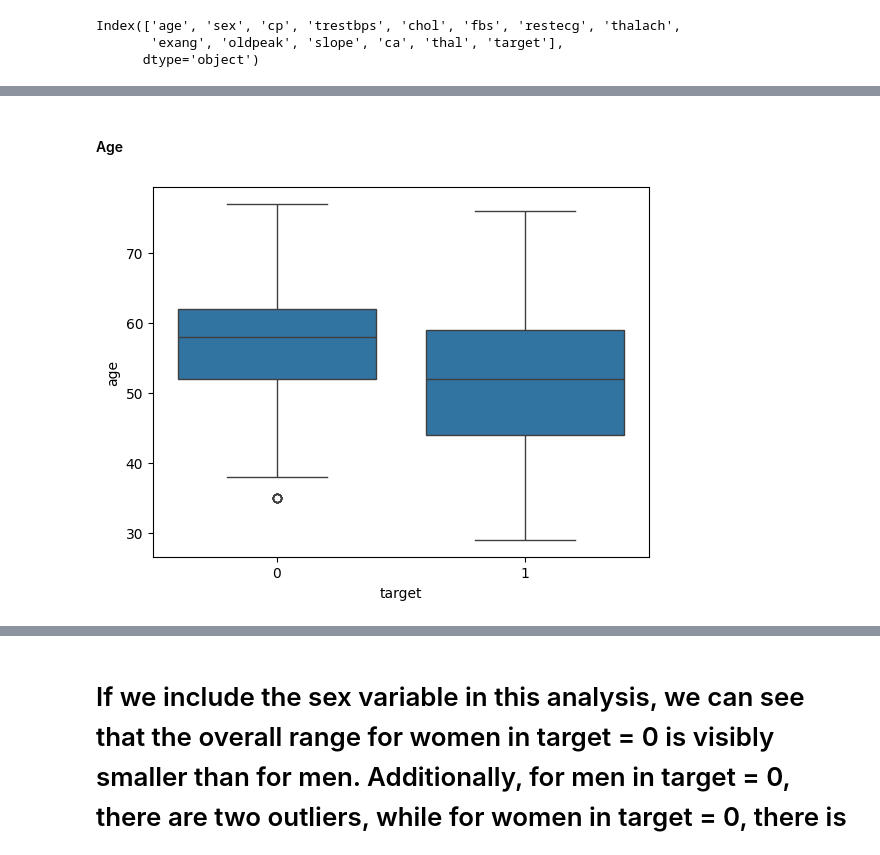
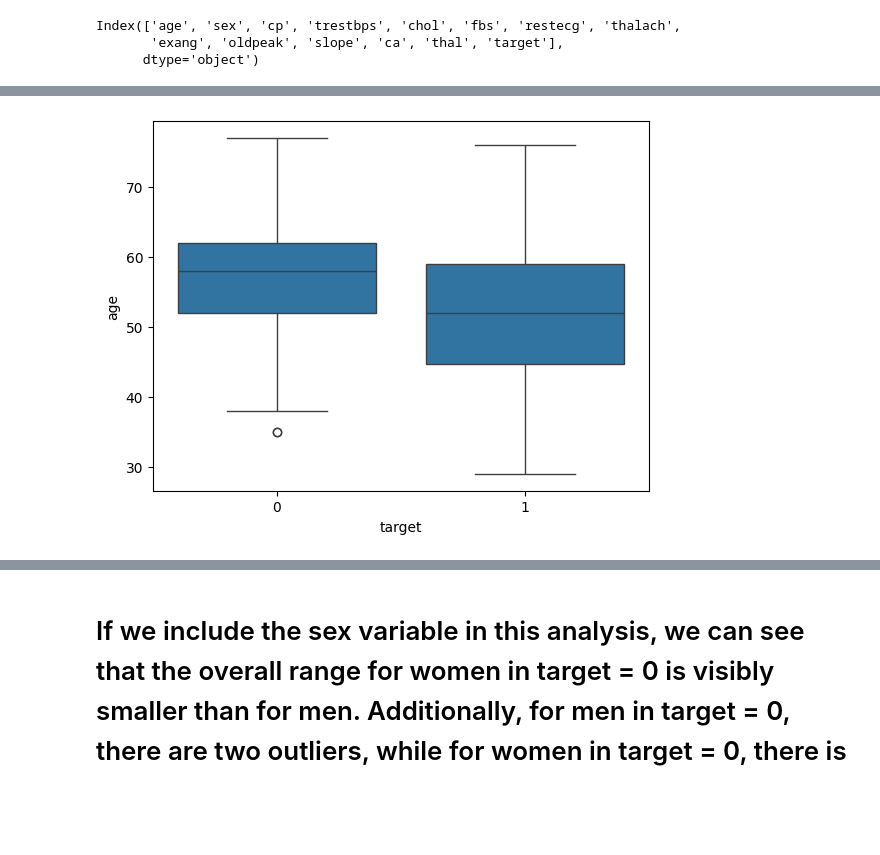
Before and after one commit to Wassiemkahlawi/heart-disease-ml-analysis, a Jupyter notebook: notebooks/01_eda.ipynb, the cells around one changed output, grey strips where cells are left out. Drawn from its saved outputs; the diff is of its cells as text; code cells hidden in the pictures; blank space fills up the shorter version.

```diff
--- a/notebooks/01_eda.ipynb
+++ b/notebooks/01_eda.ipynb
@@ -192,7 +146,5 @@ df.groupby("target").mean(numeric_only=True)
-# %% [markdown]
-#### Age
 # %%
-sns.boxplot(x="target", y="age", data=df)
+sns.boxplot(x="target", y="age", data=df_clean)
 plt.show()
 # %% [output]
-[figure, old version]
+[figure, new version]
```
Also changed, not shown: parts of 14 cells of this notebook.
